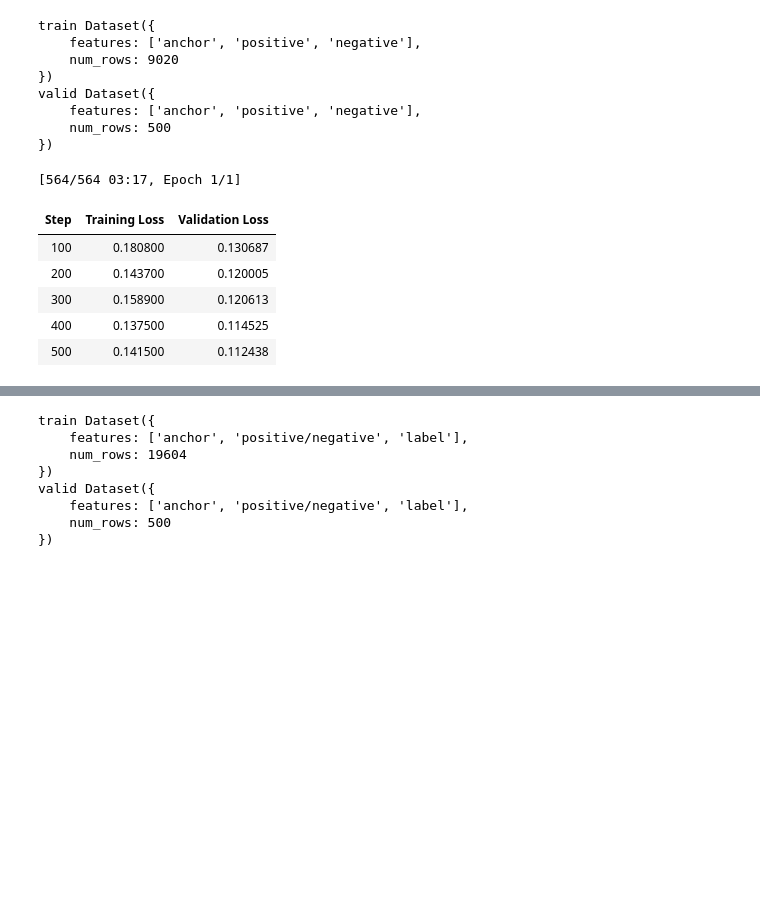
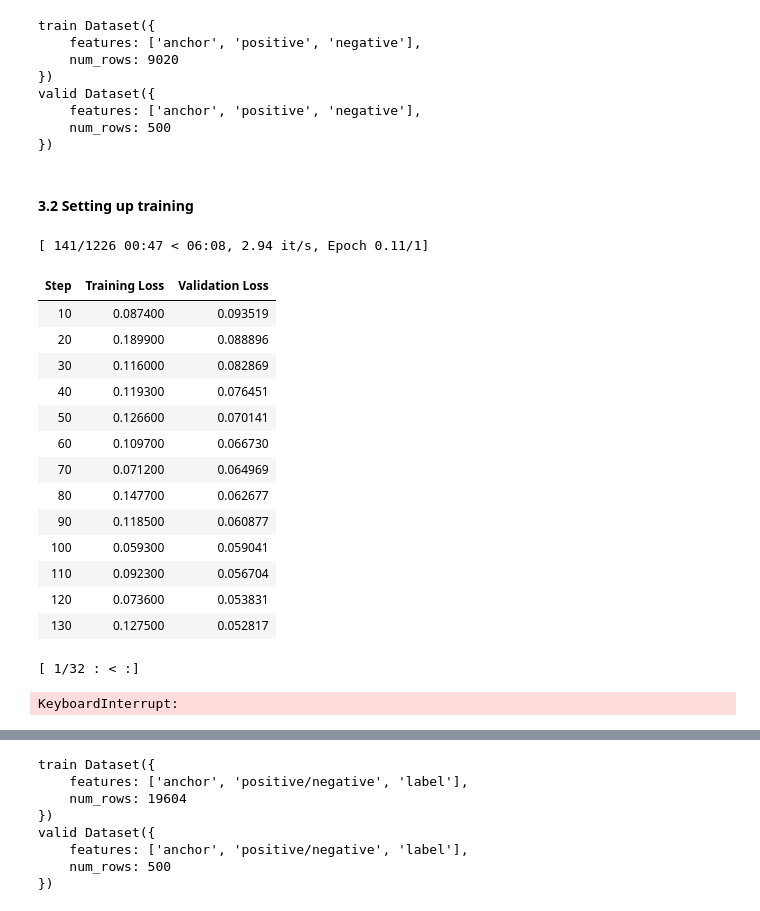
Before and after one commit to Fullitu/Basic-Code-Search, a Jupyter notebook: report.ipynb, the cells around one changed output, grey strips where cells are left out. Cells and saved outputs as stored; diff of their text form; code cells hidden in the pictures; blank space fills up the shorter version.

```diff
--- a/report.ipynb
+++ b/report.ipynb
@@ -205,42 +241,52 @@ valid Dataset({
     features: ['anchor', 'positive', 'negative'],
     num_rows: 500
 })
+# %% [markdown]
+#### 3.2 Setting up training
 # %%
 from sentence_transformers.losses import MultipleNegativesRankingLoss
 from sentence_transformers import SentenceTransformerTrainingArguments
 
-fine_tuned_model = EmbeddingModel()
+fine_tuned_model = EmbeddingModel(model_name='sentence-transformers/all-MiniLM-L6-v2')
 
 args = SentenceTransformerTrainingArguments(
     # Required parameter:
     output_dir="results/fine-tuned/cosqa-mnr-loss",
     # Optional training parameters:
     num_train_epochs=1,
     per_device_train_batch_size=16,
     per_device_eval_batch_size=16,
     learning_rate=2e-5,
     warmup_ratio=0.1,
     # Optional tracking/debugging parameters:
     eval_strategy="steps",
-    eval_steps=100,
+    eval_steps=10,
     save_strategy="steps",
-    save_steps=100,
-    save_total_limit=2,
-    logging_steps=100,
-    run_name="basic-search-engine-cosqa-mnr",  # Will be used in W&B if `wandb` is installed
+    save_total_limit=1,
+    logging_steps=10,
 )
 
-fine_tuned_model.train(
+history = fine_tuned_model.train(
     train_dataset=datasets['train'],
     eval_dataset=datasets['valid'],
     loss_function=MultipleNegativesRankingLoss,
     args=args
 )
 # %% [output]
-[564/564 03:17, Epoch 1/1]
+[ 141/1226 00:47 < 06:08, 2.94 it/s, Epoch 0.11/1]
 | Step | Training Loss | Validation Loss |
-| 100 | 0.180800 | 0.130687 |
-| 200 | 0.143700 | 0.120005 |
-| 300 | 0.158900 | 0.120613 |
-| 400 | 0.137500 | 0.114525 |
-| 500 | 0.141500 | 0.112438 |
+| 10 | 0.087400 | 0.093519 |
+| 20 | 0.189900 | 0.088896 |
+| 30 | 0.116000 | 0.082869 |
+| 40 | 0.119300 | 0.076451 |
+| 50 | 0.126600 | 0.070141 |
+| 60 | 0.109700 | 0.066730 |
+| 70 | 0.071200 | 0.064969 |
+| 80 | 0.147700 | 0.062677 |
+| 90 | 0.118500 | 0.060877 |
+| 100 | 0.059300 | 0.059041 |
+| 110 | 0.092300 | 0.056704 |
+| 120 | 0.073600 | 0.053831 |
+| 130 | 0.127500 | 0.052817 |
+[ 1/32 : < :]
+KeyboardInterrupt:
```
Also changed, not shown: parts of 28 cells of this notebook, 3 other files.
